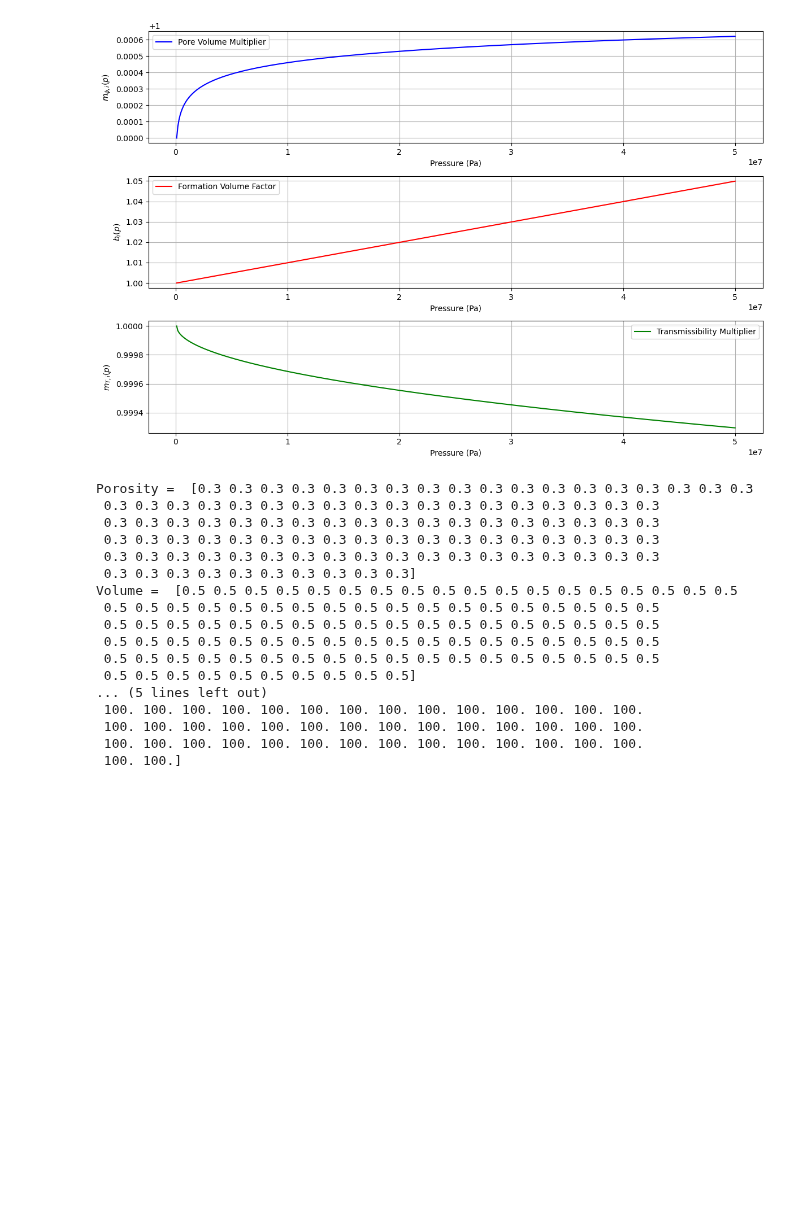
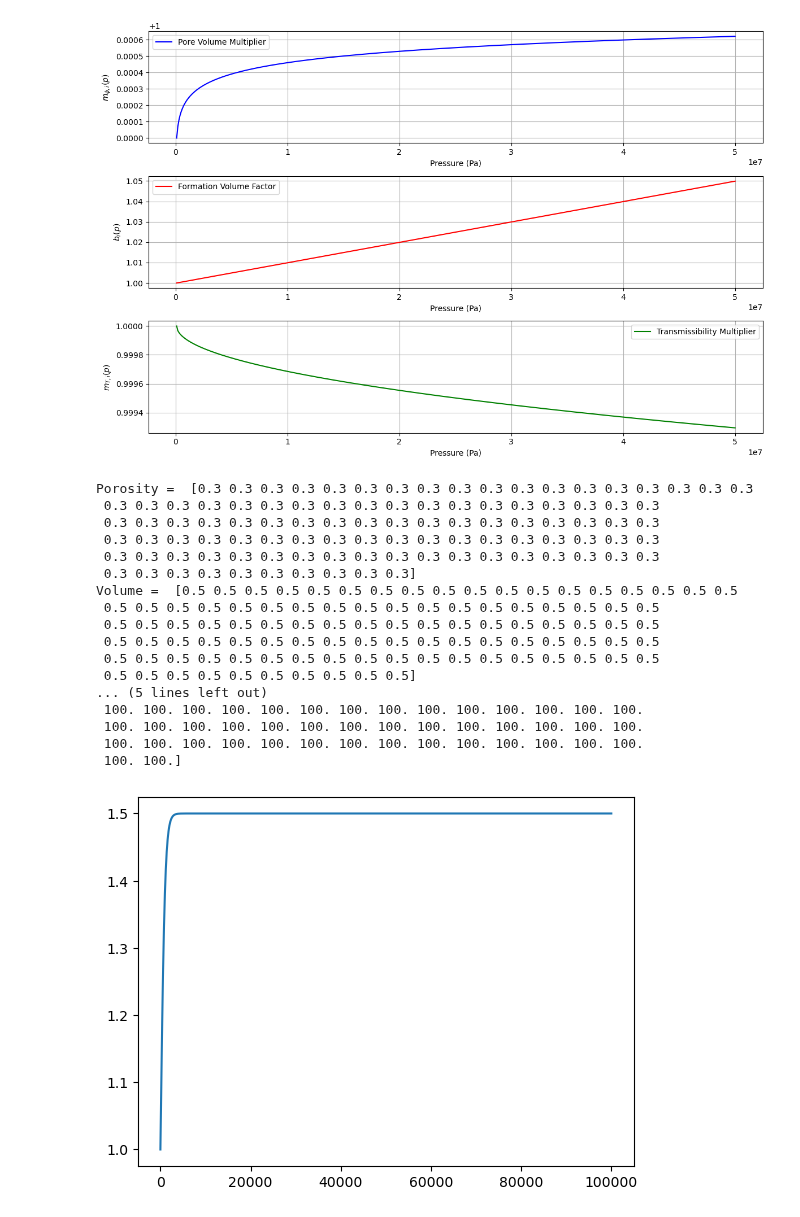
Before and after one commit to rfarell/Subsurface-Modeling-Tutorials, a Jupyter notebook: notebooks/01_Introduction/01_04_Discrete_Single_Phase_Reservoir_Simulator.ipynb, the cells around one changed output. Drawn from its saved outputs; the diff is of its cells as text; code cells hidden in the pictures; blank space fills up the shorter version.

```diff
--- a/notebooks/01_Introduction/01_04_Discrete_Single_Phase_Reservoir_Simulator.ipynb
+++ b/notebooks/01_Introduction/01_04_Discrete_Single_Phase_Reservoir_Simulator.ipynb
@@ -182,6 +182,10 @@ def pore_volume_multiplier(pressure, dp=False):
         return 0.5 / 1000 * (1 - np.tanh(pressure / 1000)**2)
     else:
         return 1. + 0.5 * np.tanh(pressure / 1000)
+
+# plot pore volume multiplier
+pressures = np.linspace(0, 100000, 1000)
+plt.plot(pressures, pore_volume_multiplier(pressures))
 
 # Function for formation volume factor based on pressure
 def formation_volume_factor(pressure, dp=False):
@@ -243,30 +247,31 @@ for k in range(10):
 
     # Compute the well term
     pbhp = p.copy()
     pbhp[5] = 0  # Well at cell 5
     C = well_mobility * well_transmissibility * (p - pbhp)
 
     # Update pressure
     p, pp, dpt = update_pressure(p, A, B, C, dt)
 
     # plot pressure
     # plt.plot(p)
     # plt.show()
 # %% [output]
 Porosity =  [0.3 0.3 0.3 0.3 0.3 0.3 0.3 0.3 0.3 0.3 0.3 0.3 0.3 0.3 0.3 0.3 0.3 0.3
  0.3 0.3 0.3 0.3 0.3 0.3 0.3 0.3 0.3 0.3 0.3 0.3 0.3 0.3 0.3 0.3 0.3 0.3
  0.3 0.3 0.3 0.3 0.3 0.3 0.3 0.3 0.3 0.3 0.3 0.3 0.3 0.3 0.3 0.3 0.3 0.3
  0.3 0.3 0.3 0.3 0.3 0.3 0.3 0.3 0.3 0.3 0.3 0.3 0.3 0.3 0.3 0.3 0.3 0.3
  0.3 0.3 0.3 0.3 0.3 0.3 0.3 0.3 0.3 0.3 0.3 0.3 0.3 0.3 0.3 0.3 0.3 0.3
  0.3 0.3 0.3 0.3 0.3 0.3 0.3 0.3 0.3 0.3]
 Volume =  [0.5 0.5 0.5 0.5 0.5 0.5 0.5 0.5 0.5 0.5 0.5 0.5 0.5 0.5 0.5 0.5 0.5 0.5
  0.5 0.5 0.5 0.5 0.5 0.5 0.5 0.5 0.5 0.5 0.5 0.5 0.5 0.5 0.5 0.5 0.5 0.5
  0.5 0.5 0.5 0.5 0.5 0.5 0.5 0.5 0.5 0.5 0.5 0.5 0.5 0.5 0.5 0.5 0.5 0.5
  0.5 0.5 0.5 0.5 0.5 0.5 0.5 0.5 0.5 0.5 0.5 0.5 0.5 0.5 0.5 0.5 0.5 0.5
  0.5 0.5 0.5 0.5 0.5 0.5 0.5 0.5 0.5 0.5 0.5 0.5 0.5 0.5 0.5 0.5 0.5 0.5
  0.5 0.5 0.5 0.5 0.5 0.5 0.5 0.5 0.5 0.5]
 ... (5 lines left out)
  100. 100. 100. 100. 100. 100. 100. 100. 100. 100. 100. 100. 100. 100.
  100. 100. 100. 100. 100. 100. 100. 100. 100. 100. 100. 100. 100. 100.
  100. 100. 100. 100. 100. 100. 100. 100. 100. 100. 100. 100. 100. 100.
  100. 100.]
+[figure, added]
```
Also changed, not shown: parts of 3 cells of this notebook.
